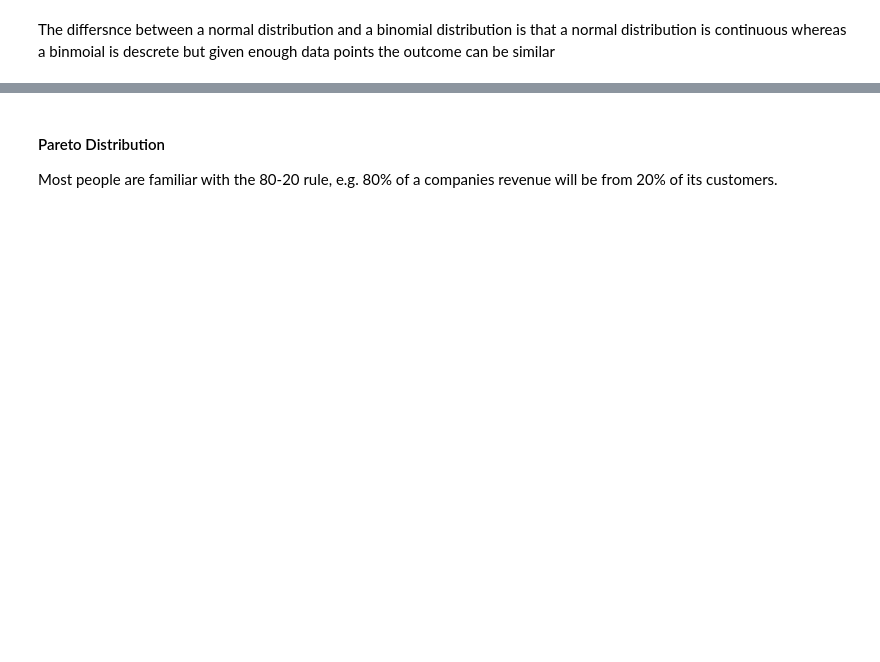
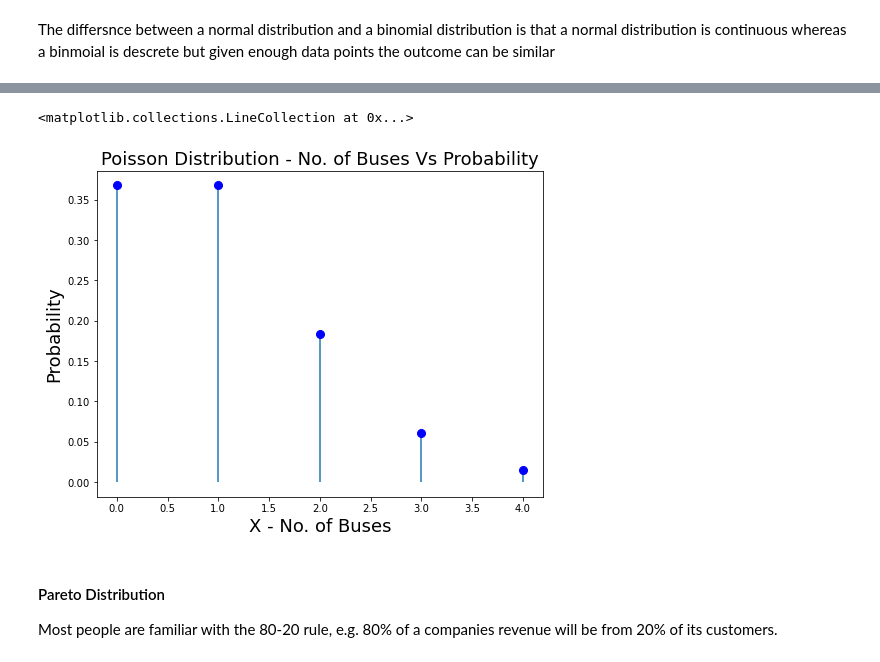
Before and after one commit to donneger/numpy_random, a Jupyter notebook: random.ipynb, the cells around one changed output, grey strips where cells are left out. Saved outputs shown, nothing was run; the diff lists cells and outputs as text; code cells hidden in the pictures; blank space fills up the shorter version.

```diff
--- a/random.ipynb
+++ b/random.ipynb
@@ -376,3 +373,24 @@ x
+# %%
+# Interesting example from https://vitalflux.com/poisson-distribution-explained-with-python-examples/
+# This shows the probability of 0, 1, 2, 3, or 4 buses arriving in the next 30 minutes when the average number per 30 minutes is 1.
+
+The plot of the distribution shows that there is a high probabality of 0 or 1 buses arriving in next 30 minutes whereas
+from scipy.stats import poisson
+#
+X = [0, 1, 2, 3, 4] #Random variable representing number of buses
+lmbda = 1 #Mean number of buses coming to bus stop in 30 minutes is 1
+
+poisson_pd = poisson.pmf(X, lmbda)
+
+fig, ax = plt.subplots(1, 1, figsize=(8, 6))
+ax.plot(X, poisson_pd, 'bo', ms=8, label='poisson pmf')
+plt.ylabel("Probability", fontsize="18")
+plt.xlabel("X - No. of Buses", fontsize="18")
+plt.title("Poisson Distribution - No. of Buses Vs Probability", fontsize="18")
+ax.vlines(X, 0, poisson_pd)
+# %% [output]
+<matplotlib.collections.LineCollection at 0x...>
+[figure, added]
 # %% [markdown]
 #### Pareto Distribution
 Most people are familiar with the 80-20 rule, e.g. 80% of a companies revenue will be from 20% of its customers.
```
Also changed, not shown: parts of 27 cells of this notebook.
